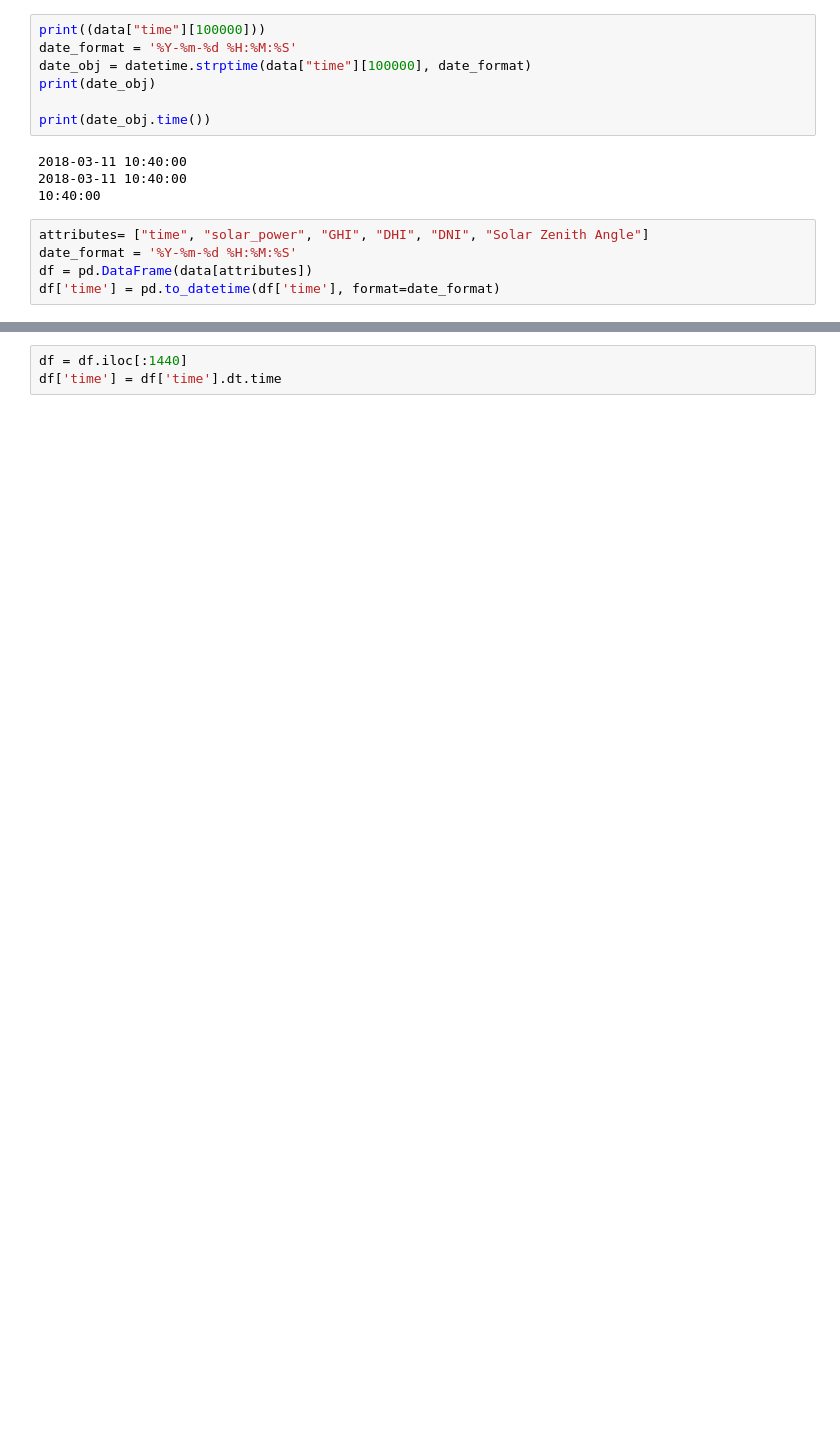
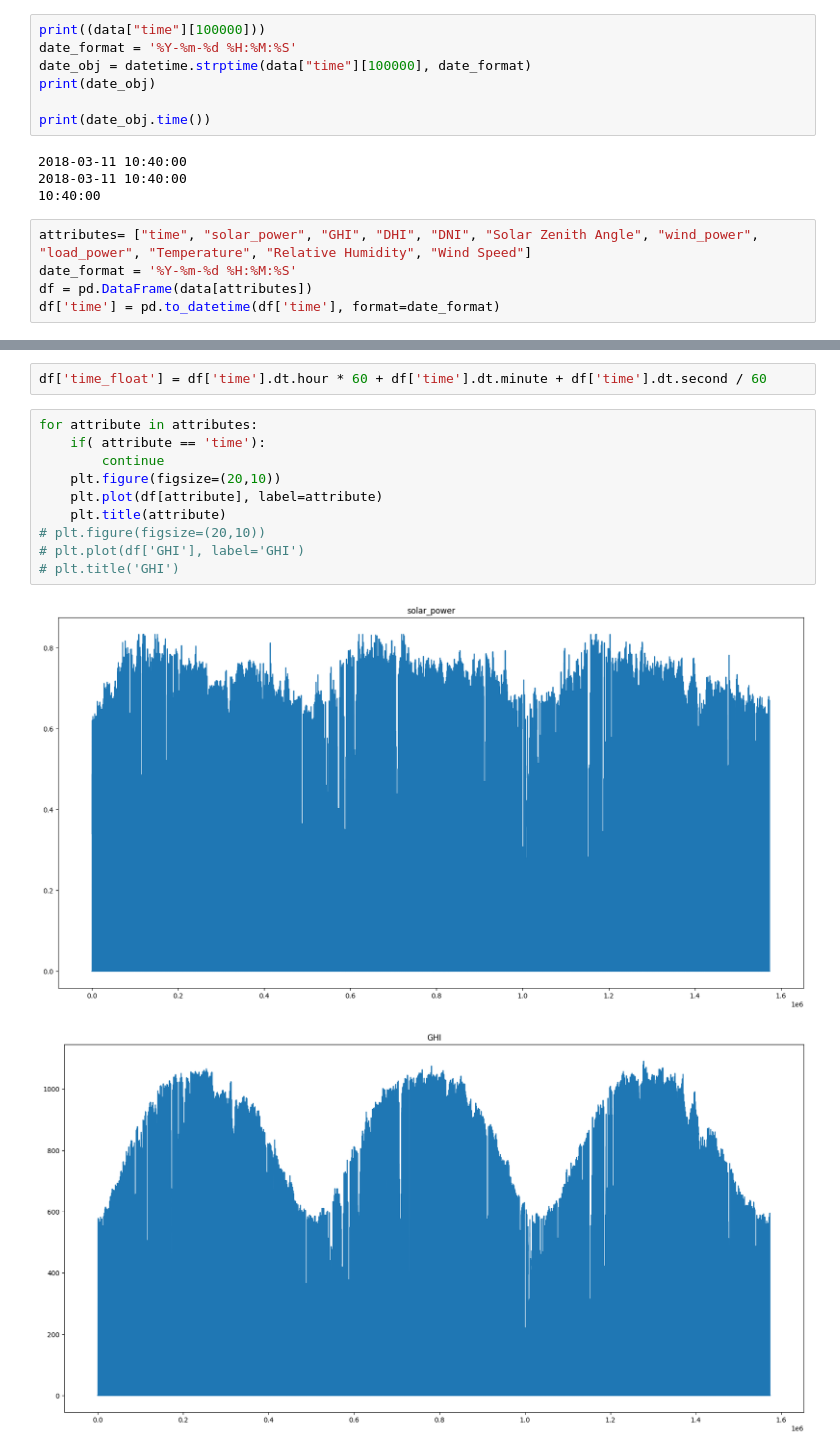
Before and after one commit to Watson15/cucai2025, a Jupyter notebook: code/testing.ipynb, the cells around one changed output, grey strips where cells are left out. Cells and saved outputs as stored; diff of their text form; blank space fills up the shorter version.

```diff
--- a/code/testing.ipynb
+++ b/code/testing.ipynb
@@ -83,7 +81,7 @@ print(date_obj.time())
 2018-03-11 10:40:00
 10:40:00
 # %%
-attributes= ["time", "solar_power", "GHI", "DHI", "DNI", "Solar Zenith Angle"]
+attributes= ["time", "solar_power", "GHI", "DHI", "DNI", "Solar Zenith Angle", "wind_power", "load_power", "Temperature", "Relative Humidity", "Wind Speed"]
 date_format = '%Y-%m-%d %H:%M:%S'
 df = pd.DataFrame(data[attributes])
 df['time'] = pd.to_datetime(df['time'], format=date_format)
@@ -92,3 +94,15 @@ df['time'] = df['time'].dt.time
-# %%
-df = df.iloc[:1440]
-df['time'] = df['time'].dt.time
+# %%
+df['time_float'] = df['time'].dt.hour * 60 + df['time'].dt.minute + df['time'].dt.second / 60
+# %%
+for attribute in attributes:
+    if( attribute == 'time'):
+        continue
+    plt.figure(figsize=(20,10))
+    plt.plot(df[attribute], label=attribute)
+    plt.title(attribute)
+# plt.figure(figsize=(20,10))
+# plt.plot(df['GHI'], label='GHI')
+# plt.title('GHI')
+# %% [output]
+[figure, added]
+[figure, added]
```
Also changed, not shown: parts of 12 cells of this notebook.
